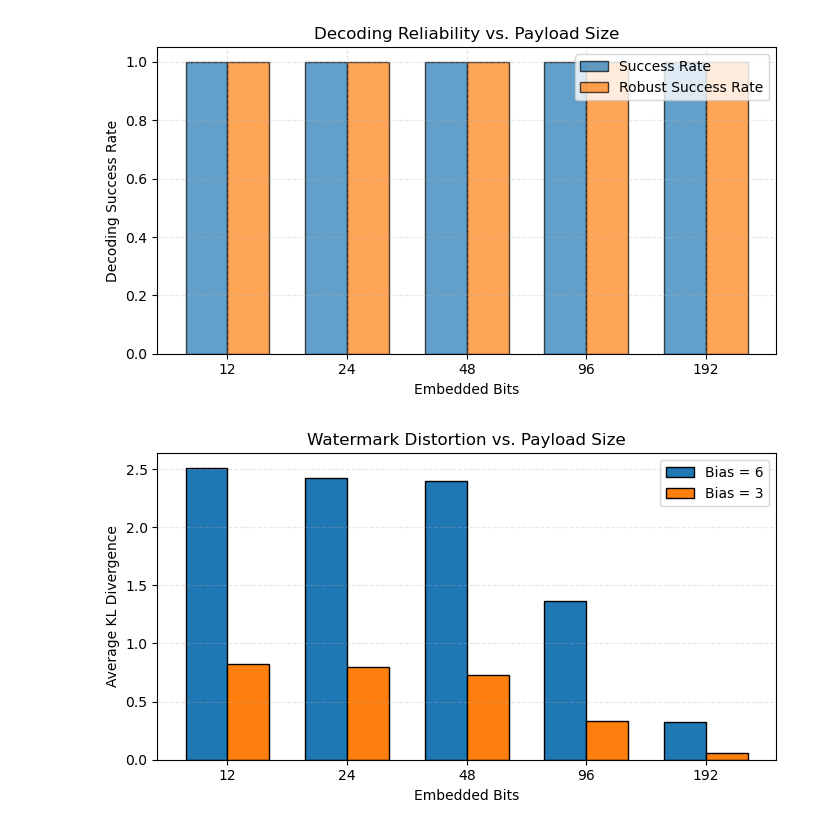
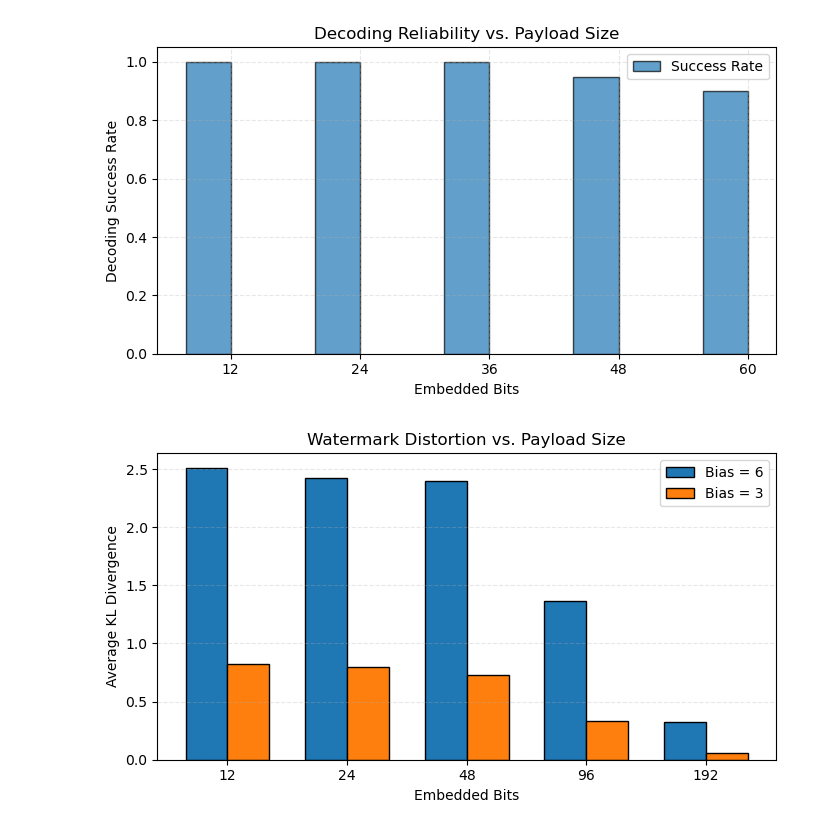
Before and after one commit to SiDongG/Multi-bit-LLM-Embedding, a Jupyter notebook: master/result.ipynb, the cells around one changed output. Drawn from its saved outputs; the diff is of its cells as text; code cells hidden in the pictures.

```diff
--- a/master/result.ipynb
+++ b/master/result.ipynb
@@ -5,54 +5,43 @@ import numpy as np
 # -------------------------------------------------------
 # Data
 # -------------------------------------------------------
-bits_embedded = np.array([12, 24, 48, 96, 192])
+bits_embedded = np.array([12, 24, 36, 48, 60])
 
-success_rate = np.array([1.0, 1.0, 1, 1, 1])
-success_rate_robust = np.array([1.0, 1.0, 1, 1, 1])
+success_rate = np.array([1.0, 1.0, 1, 0.95, 0.90])
 
 # Use equal-spaced categorical x positions
 x = np.arange(len(bits_embedded))
 
 bar_width = 0.35  # width of each box
 
 plt.figure(figsize=(7,4))
 
 # Regular success rate
 plt.bar(
     x - bar_width/2,
     success_rate,
     width=bar_width,
     color="C0",
     edgecolor="black",
     alpha=0.7,
     label="Success Rate",
 )
 
-# Robust success rate
-plt.bar(
-    x + bar_width/2,
-    success_rate_robust,
-    width=bar_width,
-    color="C1",
-    edgecolor="black",
-    alpha=0.7,
-    label="Robust Success Rate",
-)
 
 # Set categorical ticks
 plt.xticks(x, bits_embedded)
 
 plt.xlabel("Embedded Bits")
 plt.ylabel("Decoding Success Rate")
 plt.ylim(0, 1.05)
 plt.title("Decoding Reliability vs. Payload Size")
 plt.grid(True, alpha=0.3, linestyle="--")
 plt.legend()
 
 plt.tight_layout()
 plt.show()
 # %% [output]
-[figure, old version]
+[figure, new version]
 # %%
 # Quality
 
```
Also changed, not shown: parts of 2 cells of this notebook, 10 other files.
